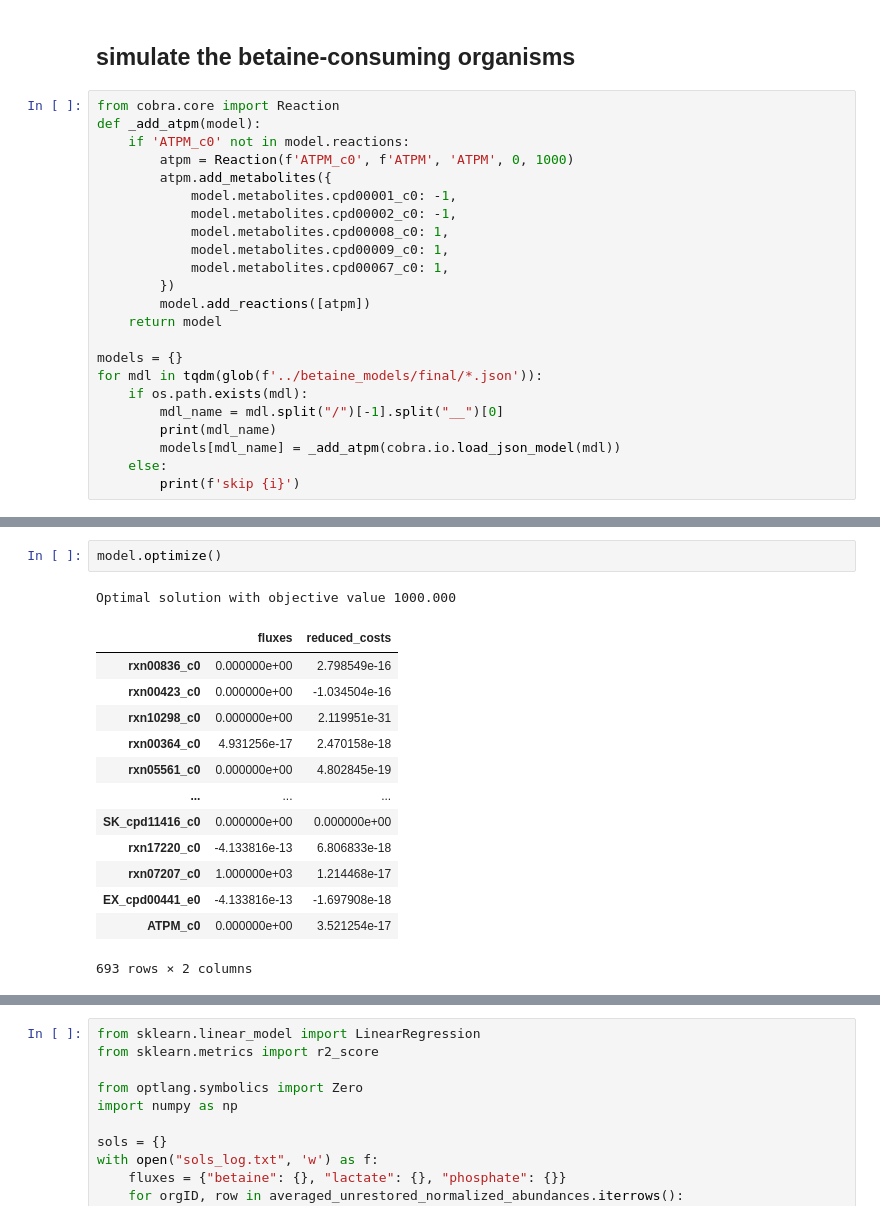
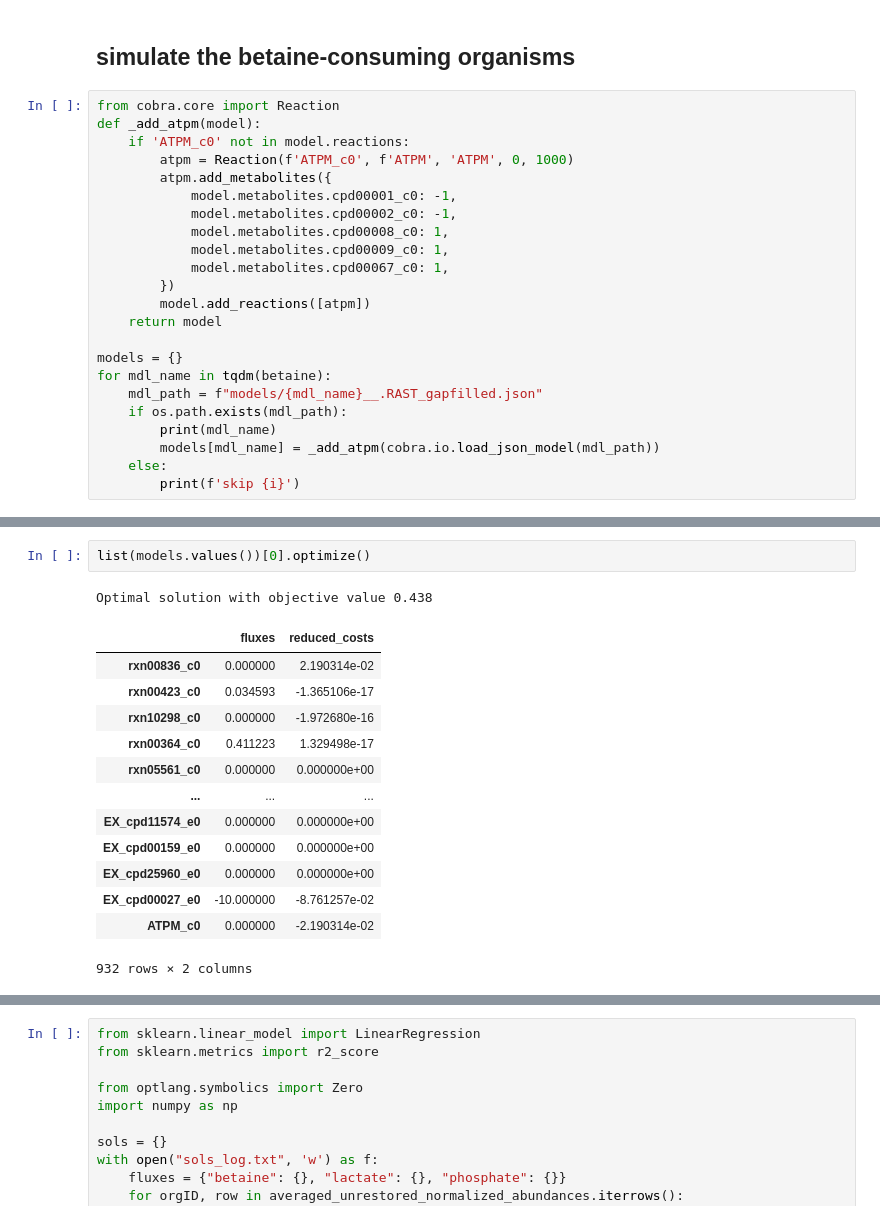
Before and after one commit to ModelSEED/MicrobiomeNotebooks, a Jupyter notebook: salterns/correlational/analysis(1).ipynb, the cells around one changed output, grey strips where cells are left out. Saved outputs shown, nothing was run; the diff lists cells and outputs as text.

Commit message:
updated betaine metabolism

```diff
--- a/salterns/correlational/analysis(1).ipynb
+++ b/salterns/correlational/analysis(1).ipynb
@@ -922,11 +922,11 @@ def _add_atpm(model):
     return model
 
 models = {}
-for mdl in tqdm(glob(f'../betaine_models/final/*.json')):
-    if os.path.exists(mdl):
-        mdl_name = mdl.split("/")[-1].split("__")[0]
+for mdl_name in tqdm(betaine):
+    mdl_path = f"models/{mdl_name}__.RAST_gapfilled.json"
+    if os.path.exists(mdl_path):
         print(mdl_name)
-        models[mdl_name] = _add_atpm(cobra.io.load_json_model(mdl))
+        models[mdl_name] = _add_atpm(cobra.io.load_json_model(mdl_path))
     else:
         print(f'skip {i}')
 # %% [output]
@@ -945,18 +945,18 @@ Salt_Pond_MetaG_R1_A_D2_MG_DASTool_bins_metabat.27.contigs
 ... (3 outputs left out)
 # %%
-model.optimize()
+list(models.values())[0].optimize()
 # %% [output]
-Optimal solution with objective value 1000.000
+Optimal solution with objective value 0.438
 |  | fluxes | reduced_costs |
-| rxn00836_c0 | 0.000000e+00 | 2.798549e-16 |
-| rxn00423_c0 | 0.000000e+00 | -1.034504e-16 |
-| rxn10298_c0 | 0.000000e+00 | 2.119951e-31 |
-| rxn00364_c0 | 4.931256e-17 | 2.470158e-18 |
-| rxn05561_c0 | 0.000000e+00 | 4.802845e-19 |
+| rxn00836_c0 | 0.000000 | 2.190314e-02 |
+| rxn00423_c0 | 0.034593 | -1.365106e-17 |
+| rxn10298_c0 | 0.000000 | -1.972680e-16 |
+| rxn00364_c0 | 0.411223 | 1.329498e-17 |
+| rxn05561_c0 | 0.000000 | 0.000000e+00 |
 | ... | ... | ... |
-| SK_cpd11416_c0 | 0.000000e+00 | 0.000000e+00 |
-| rxn17220_c0 | -4.133816e-13 | 6.806833e-18 |
-| rxn07207_c0 | 1.000000e+03 | 1.214468e-17 |
-| EX_cpd00441_e0 | -4.133816e-13 | -1.697908e-18 |
-| ATPM_c0 | 0.000000e+00 | 3.521254e-17 |
+| EX_cpd11574_e0 | 0.000000 | 0.000000e+00 |
+| EX_cpd00159_e0 | 0.000000 | 0.000000e+00 |
+| EX_cpd25960_e0 | 0.000000 | 0.000000e+00 |
+| EX_cpd00027_e0 | -10.000000 | -8.761257e-02 |
+| ATPM_c0 | 0.000000 | -2.190314e-02 |
-693 rows × 2 columns
+932 rows × 2 columns
```
Also changed, not shown: parts of 10 cells of this notebook, 19 other files.
